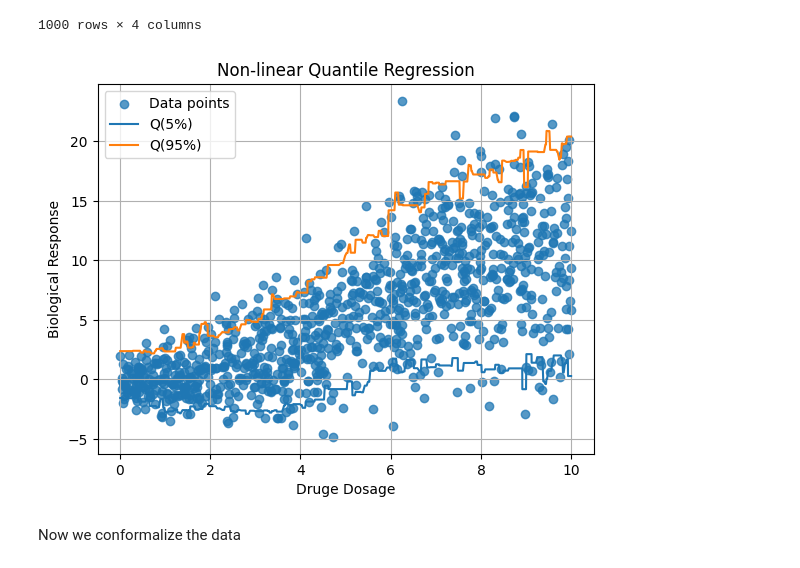
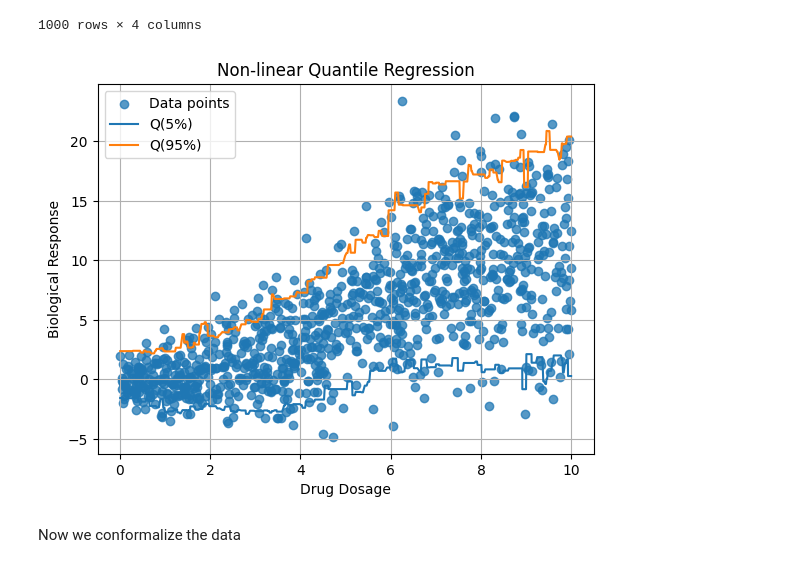
Before and after one commit to Louexes/Louexes.github.io, a Jupyter notebook: Conformal_Prediction.ipynb, the cells around one changed output. Drawn from its saved outputs; the diff is of its cells as text; code cells hidden in the pictures.

```diff
--- a/Conformal_Prediction.ipynb
+++ b/Conformal_Prediction.ipynb
@@ -310,15 +310,15 @@ sorted_data
 # %%
 plt.scatter(sorted_data['Drug'], sorted_data['Response'], label='Data points', alpha = 0.75)
 plt.plot(sorted_data['Drug'], sorted_data['0.05'], label=f'Q({int(5)}%)')
 plt.plot(sorted_data['Drug'], sorted_data['0.95'], label=f'Q({int(95)}%)')
-plt.xlabel('Druge Dosage')
+plt.xlabel('Drug Dosage')
 plt.ylabel('Biological Response')
 plt.title('Non-linear Quantile Regression')
 plt.legend()
 plt.grid(True)
 plt.show()
 # %% [output]
-[figure, old version]
+[figure, new version]
 # %% [markdown]
 Now we conformalize the data
 # %%
```
Also changed, not shown: parts of 5 cells of this notebook, 5 other files.
